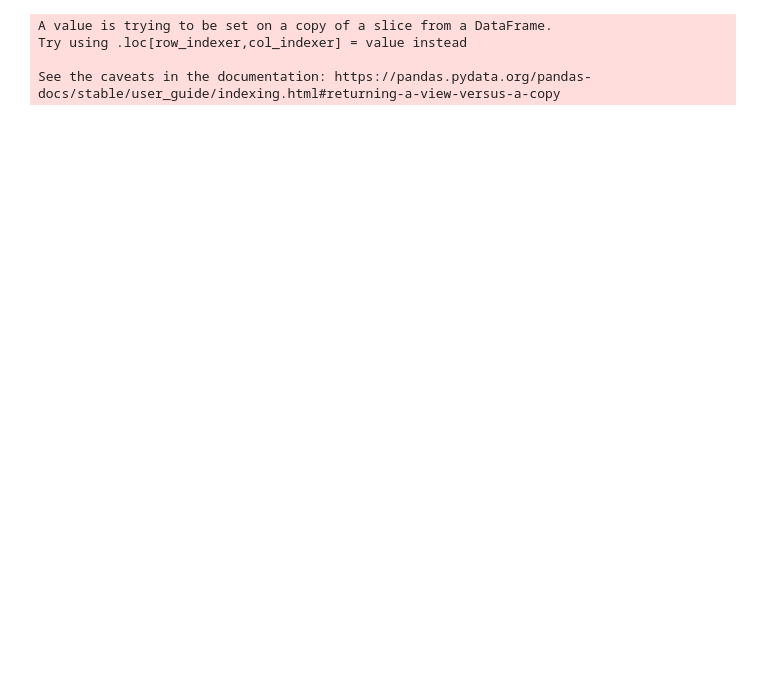
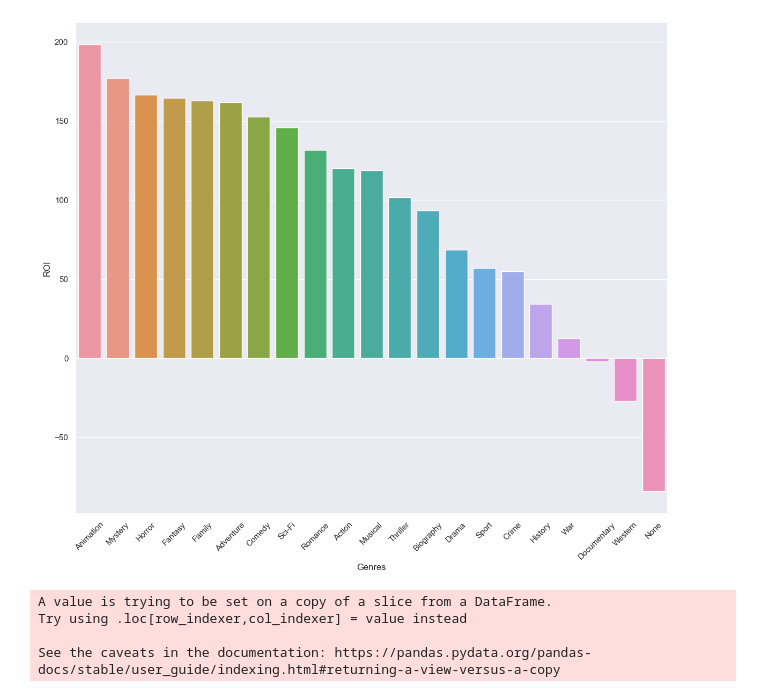
Before and after one commit to JoshuaGottlieb/Microsoft-Movie-Recommendation, a Jupyter notebook: Jocel-Folder/Visualizations.ipynb, the cells around one changed output. Cells and saved outputs as stored; diff of their text form; code cells hidden in the pictures; blank space fills up the shorter version.

Commit message:
changed some visual color palettes

```diff
--- a/Jocel-Folder/Visualizations.ipynb
+++ b/Jocel-Folder/Visualizations.ipynb
@@ -25,6 +25,14 @@ grouped_by_genre_filtered = test_filtered_date.groupby(["genres"]).median().sort
 # %%
 # bar plot of genre and ROI
 
-fig = px.bar(grouped_by_genre_filtered, x = "genres", y = "ROI", color_discrete_sequence = ["DarkBlue"])
-fig.show();
+# fig = px.bar(grouped_by_genre_filtered, x = "genres", y = "ROI", color_discrete_sequence = ["Purple"])
+# fig.show();
+
+fig, ax = plt.subplots(figsize = (12, 10))
+ax = sns.color_palette("husl", 9)
+ax = sns.barplot(data = grouped_by_genre_filtered, x = "genres", y = "ROI")
+ax.set(xlabel = "Genres", ylabel = "ROI")
+plt.tight_layout()
+plt.xticks(rotation = 45)
+plt.show();
 # %% [output]
@@ -33,3 +39,4 @@ fig.show();
+[figure, added]
 # %%
 # both genres and writers columns are exploded
 
```
Also changed, not shown: parts of 17 cells of this notebook.
